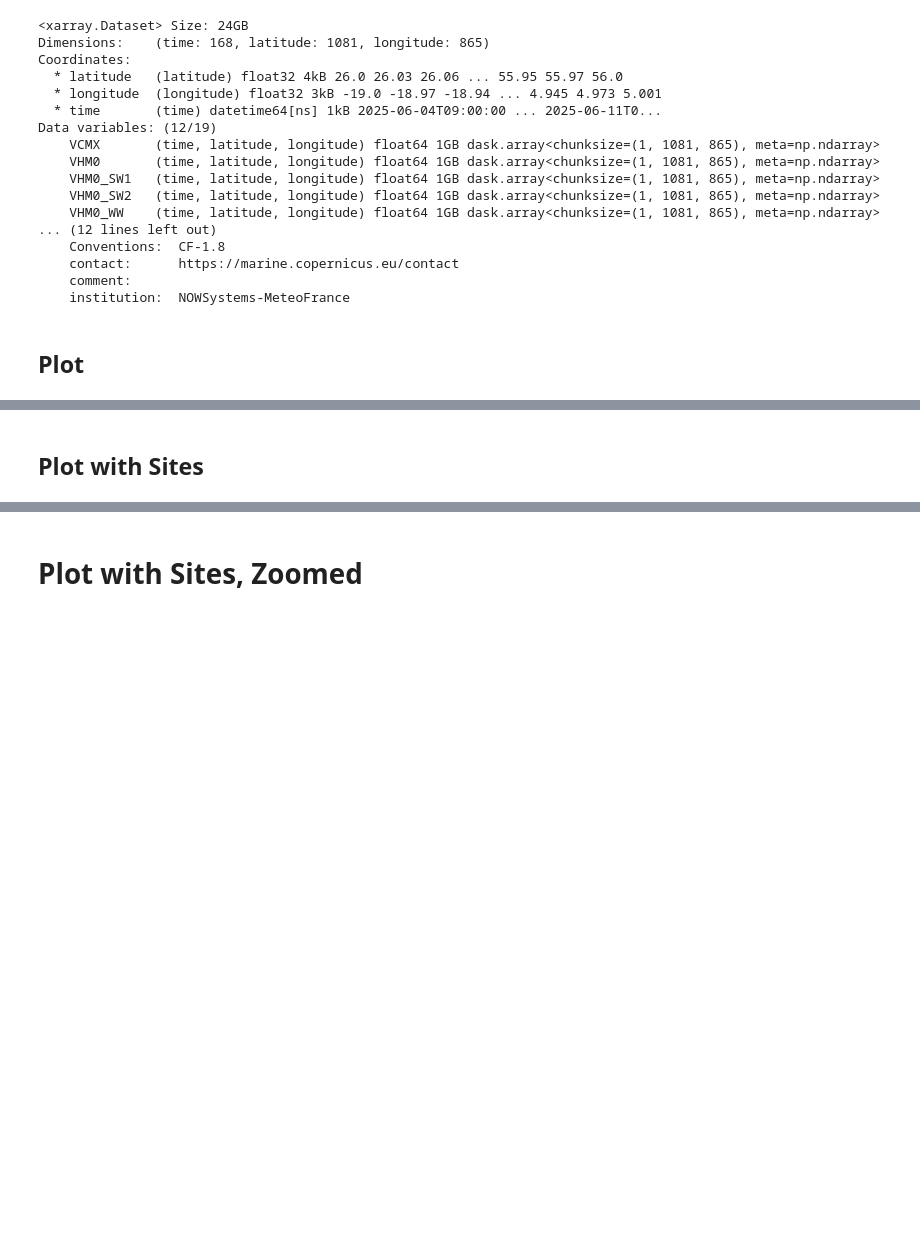
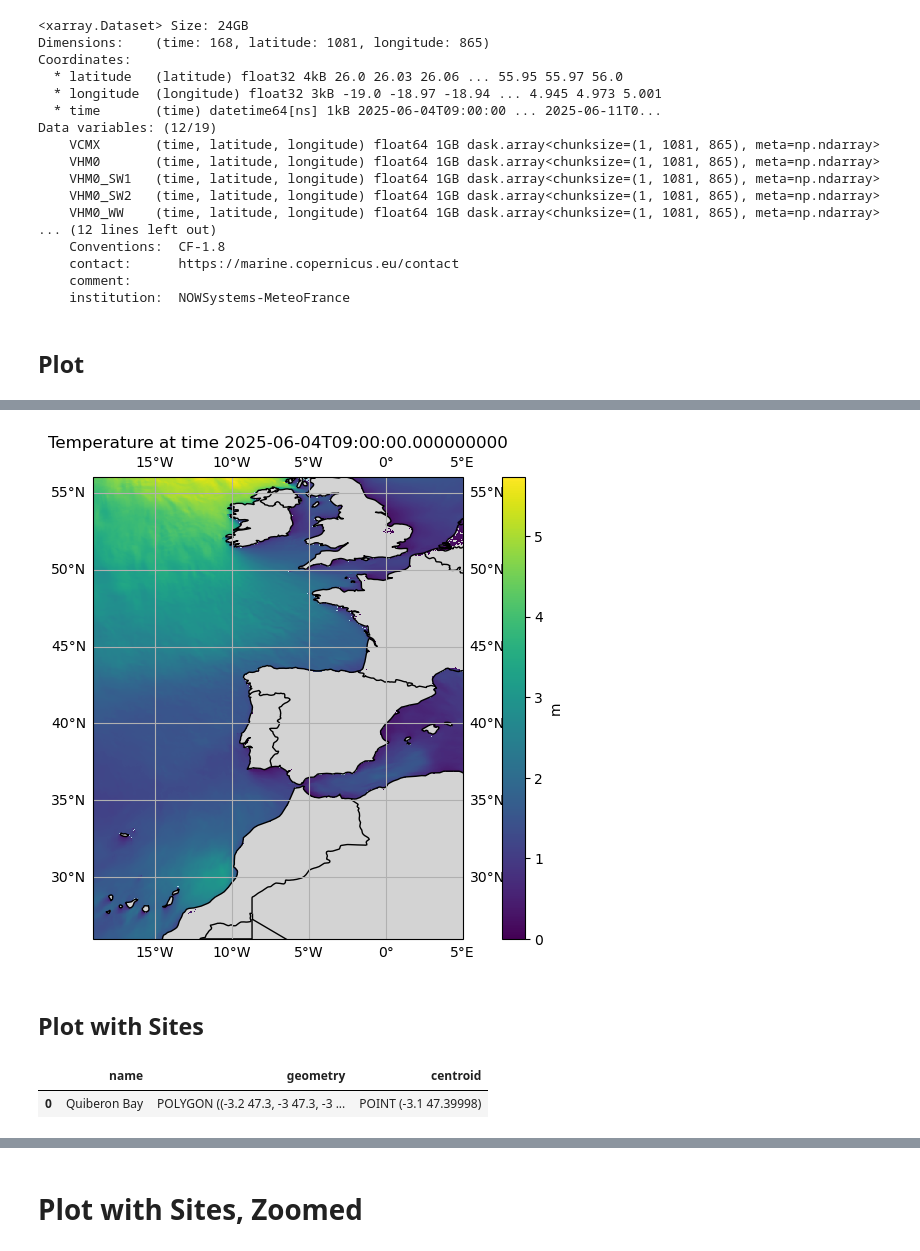
Before and after one commit to SINTEF-9012/climarest-oyster, a Jupyter notebook: notebooks/cmems_test_mod_ibi_phy_anfc_withsites.ipynb, the cells around one changed output, grey strips where cells are left out. Cells and saved outputs as stored; diff of their text form; code cells hidden in the pictures; blank space fills up the shorter version.

```diff
--- a/notebooks/cmems_test_mod_ibi_phy_anfc_withsites.ipynb
+++ b/notebooks/cmems_test_mod_ibi_phy_anfc_withsites.ipynb
@@ -100,7 +125,7 @@ ax.add_feature(cfeature.OCEAN, facecolor='lightblue')
 ax.gridlines(draw_labels=True)
 
 # Plot the data (selecting a time slice if necessary)
-data.sel(time=data.time[0], depth=data.depth[0]).plot.pcolormesh(
+data.sel(time=data.time[0]).plot.pcolormesh(
     ax=ax,
     transform=ccrs.PlateCarree(),
     cmap="viridis",
@@ -109,3 +134,4 @@ data.sel(time=data.time[0], depth=data.depth[0]).plot.pcolormesh(
 
 ax.set_title(f"Temperature at time {data.time[0].values}")
 # plt.show()
+# %% [output]
@@ -112,9 +139,13 @@ ax.set_title(f"Temperature at time {data.time[0].values}")
+[figure, added]
 # %% [markdown]
 ## Plot with Sites
 # %%
-gdf_aoi = gpd.read_file('../data/galicia_mussel_farms.geojson')
+gdf_aoi = gpd.read_file('../data/quiberon_bay.geojson')
 gdf_aoi['centroid'] = gdf_aoi.geometry.to_crs(epsg=25830).centroid.to_crs(epsg=4326)
 gdf_aoi
+# %% [output]
+|  | name | geometry | centroid |
+| 0 | Quiberon Bay | POLYGON ((-3.2 47.3, -3 47.3, -3 ... | POINT (-3.1 47.39998) |
 # %%
 # Choose the projection
 proj = ccrs.PlateCarree()
```
Also changed, not shown: parts of 4 cells of this notebook, 1 other file.
